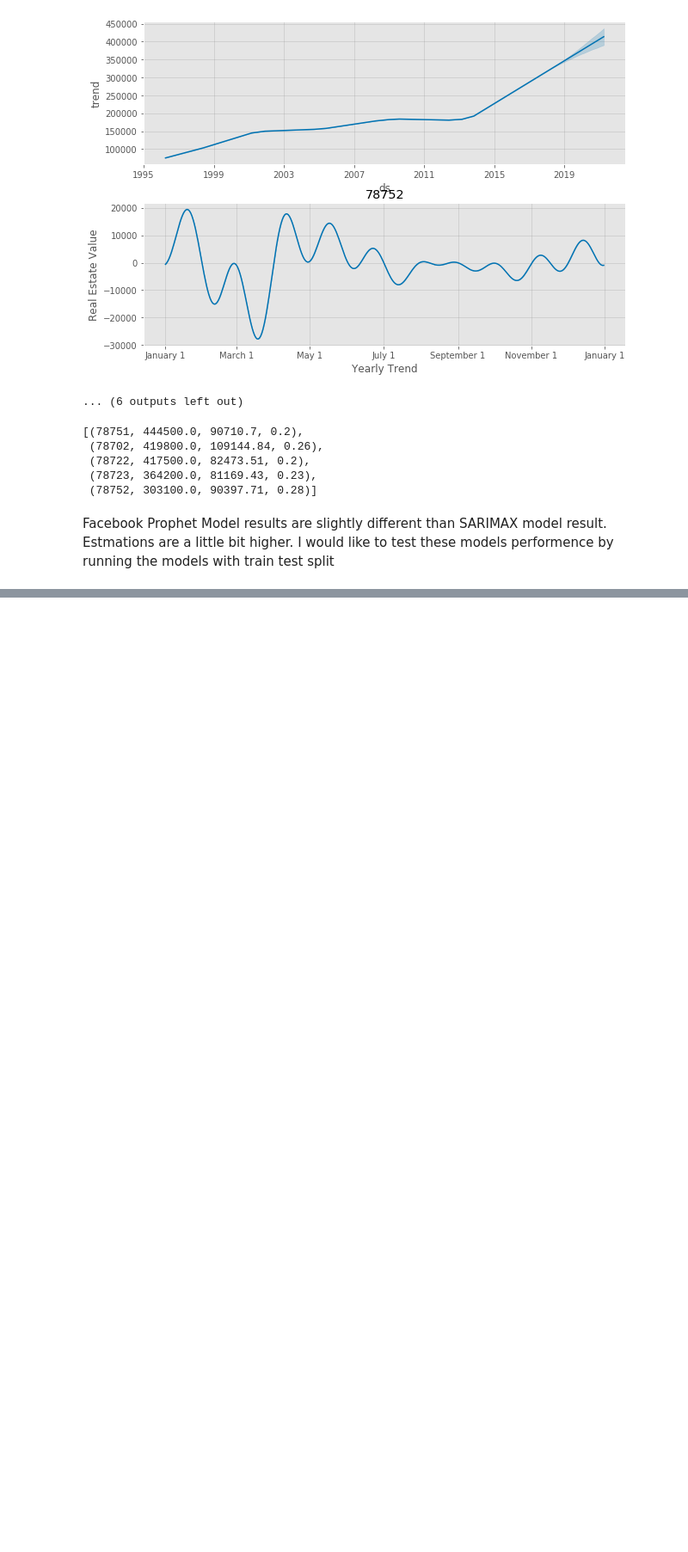
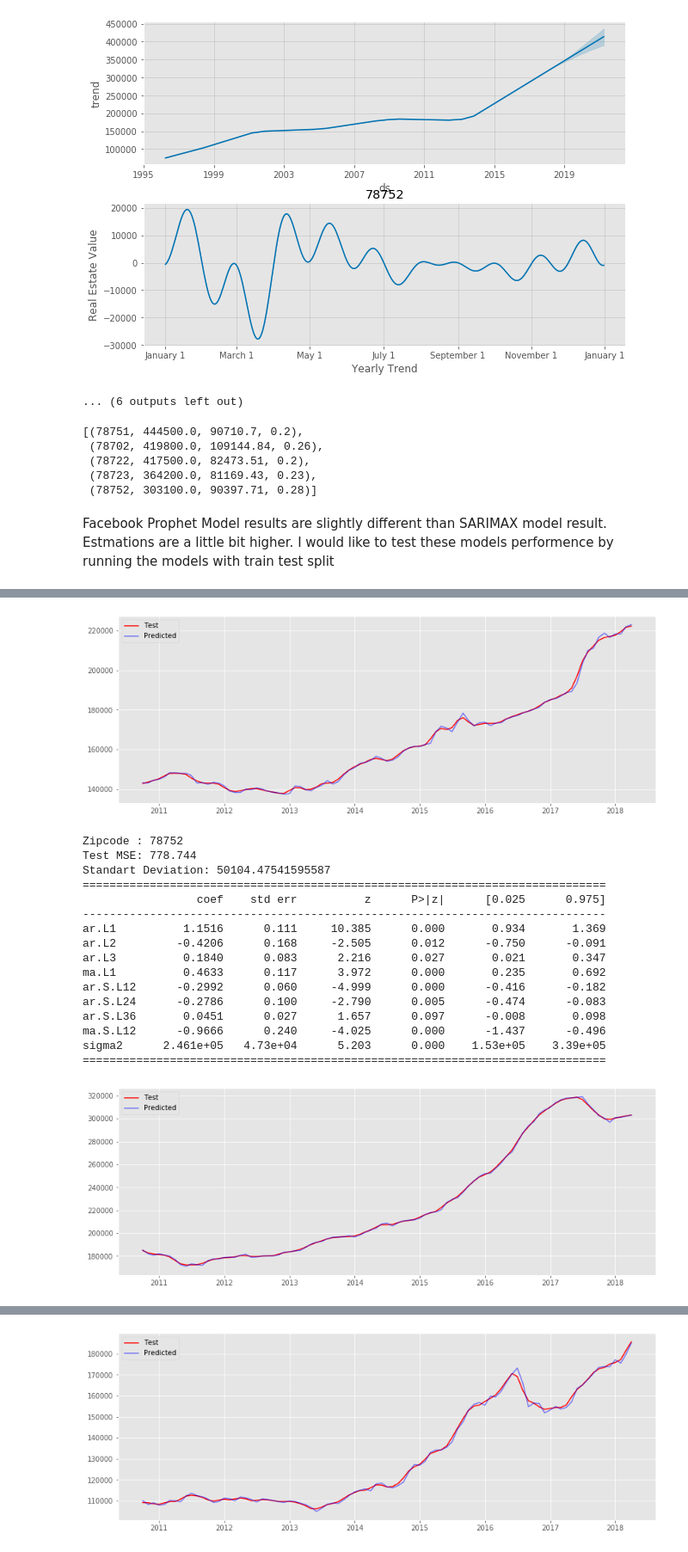
Before and after one commit to fcamuz/time-series-model-for-forecasting, a Jupyter notebook: mod_4_starter_notebook.ipynb, the cells around one changed output, grey strips where cells are left out. Shown at 86% size. Cells and saved outputs as stored; diff of their text form; code cells hidden in the pictures; blank space fills up the shorter version.

```diff
--- a/mod_4_starter_notebook.ipynb
+++ b/mod_4_starter_notebook.ipynb
@@ -777,25 +758,41 @@ from sklearn.metrics import mean_squared_error
 pdq=(3,1,1)
 pdqs=(3,1,1,12)
 
-X = ts[78702]
 
-size = int(len(X) * 0.66)
-train, test = X[0:size], X[size:len(X)]
-history = [x for x in train]
-predictions = list()
+for i in zipcodes:
 
 
-for t in range(len(test)):
-    model = sm.tsa.statespace.SARIMAX(history,
-                                    order=pdq_new,
-                                    seasonal_order=pdqs_new,
-                                    enforce_stationarity=False,
-                                    enforce_invertibility=False)
-    model_fit = model.fit()
-    output = model_fit.forecast()
-    yhat = output[0]
-    predictions.append(yhat)
-    obs = test[t]
-    history.append(obs)
-    print('predicted=%f, expected=%f' % (yhat, obs))
+    X = ts[i]
+    size = int(len(X) * 0.66)
+    train, test = X[0:size], X[size:len(X)]
+    history = [x for x in train]
+    predictions = list()
+
+
+    for t in range(len(test)):
+        model = sm.tsa.statespace.SARIMAX(history,
+                                        order=pdq_new,
+                                        seasonal_order=pdqs_new,
+                                        enforce_stationarity=False,
+                                        enforce_invertibility=False)
+        model_fit = model.fit()
+        output = model_fit.forecast()
+        yhat = output[0]
+        predictions.append(yhat)
+        obs = test[t]
+        history.append(obs)
+        #print('predicted=%f, expected=%f' % (yhat, obs))
+
+
+    error = np.sqrt(mean_squared_error(test, predictions))
+    print("Zipcode :", i )
+    print('Test MSE: %.3f' % error)
+    print('Standart Deviation:' , np.std(test))
+    print(model_fit.summary().tables[1])
+    plt.figure(figsize=(14,5))
+    #plt.plot(train, label='Train')
+    plt.plot(test, color='red', label="Test")
+    plt.plot(test.index, predictions, color='blue', label="Predicted", alpha=0.5)
+    plt.legend()
+    plt.show()
 # %% [output]
@@ -818,0 +815,18 @@ predicted=421474.741759, expected=419800.000000
+[figure, added]
+Zipcode : 78752
+Test MSE: 778.744
+Standart Deviation: 50104.47541595587
+==============================================================================
+                 coef    std err          z      P>|z|      [0.025      0.975]
+------------------------------------------------------------------------------
+ar.L1          1.1516      0.111     10.385      0.000       0.934       1.369
+ar.L2         -0.4206      0.168     -2.505      0.012      -0.750      -0.091
+ar.L3          0.1840      0.083      2.216      0.027       0.021       0.347
+ma.L1          0.4633      0.117      3.972      0.000       0.235       0.692
+ar.S.L12      -0.2992      0.060     -4.999      0.000      -0.416      -0.182
+ar.S.L24      -0.2786      0.100     -2.790      0.005      -0.474      -0.083
+ar.S.L36       0.0451      0.027      1.657      0.097      -0.008       0.098
+ma.S.L12      -0.9666      0.240     -4.025      0.000      -1.437      -0.496
+sigma2      2.461e+05   4.73e+04      5.203      0.000    1.53e+05    3.39e+05
+==============================================================================
+[figure, added]
@@ -818,0 +849 @@ predicted=421474.741759, expected=419800.000000
+[figure, added]
```
Also changed, not shown: parts of 21 cells of this notebook.
